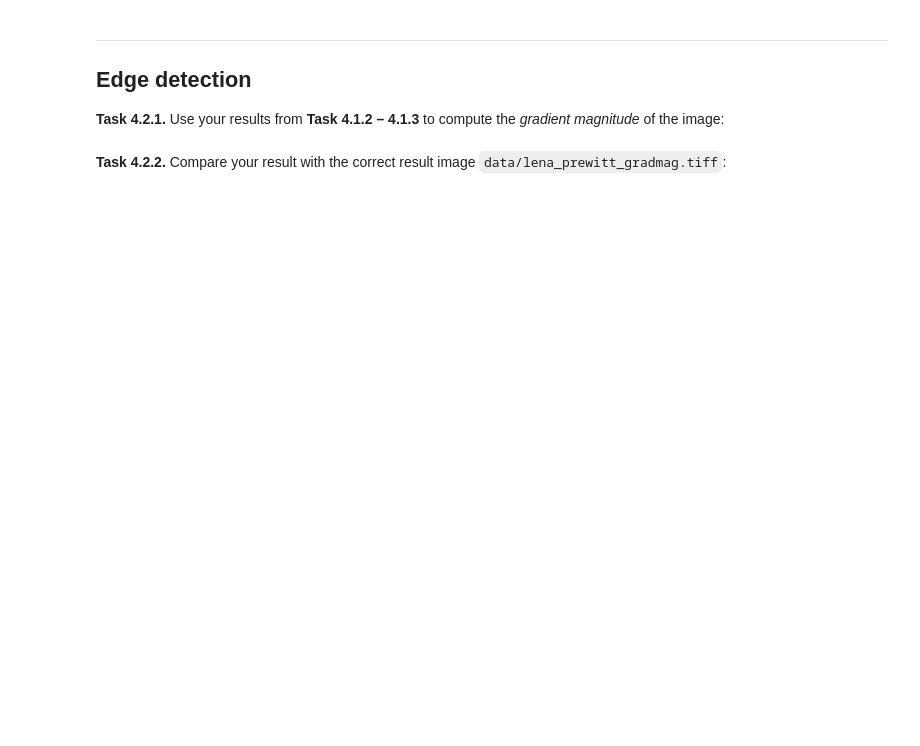
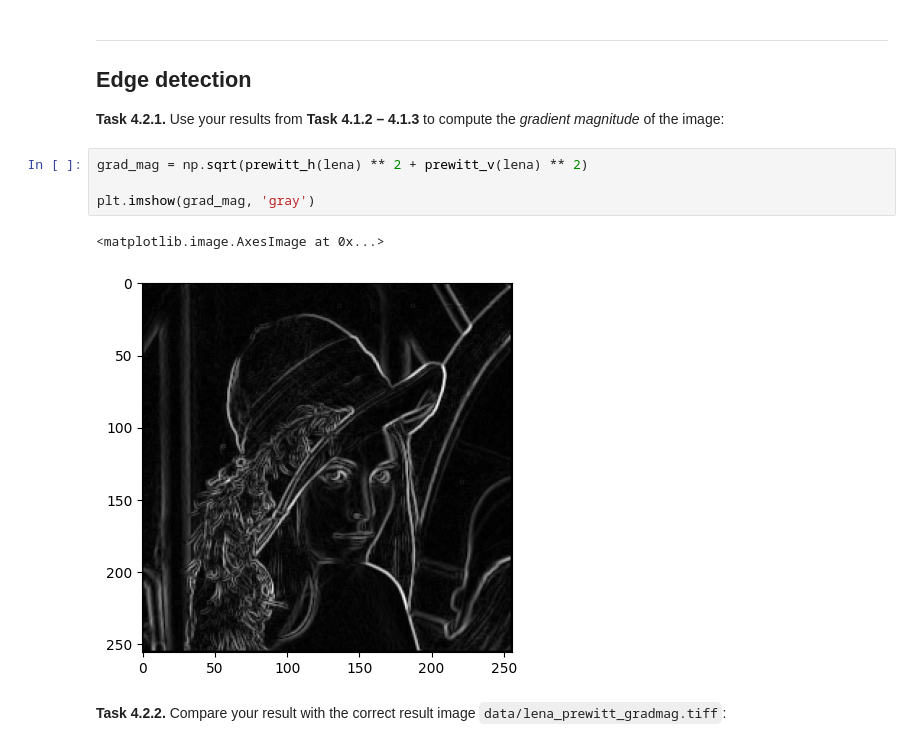
Before and after one commit to tfauer/mobi-fs3-python, a Jupyter notebook: task4.ipynb, the cells around one changed output. Drawn from its saved outputs; the diff is of its cells as text; blank space fills up the shorter version.

```diff
--- a/task4.ipynb
+++ b/task4.ipynb
@@ -81,5 +88,12 @@ assert numpy.allclose(prewitt_h(lena), lena_prewitt_h, atol = 1/255)
 ## Edge detection
 
 **<a id="#">Task 4.2.1.</a>** Use your results from **Task 4.1.2 – 4.1.3** to compute the *gradient magnitude* of the image:
+# %%
+grad_mag = np.sqrt(prewitt_h(lena) ** 2 + prewitt_v(lena) ** 2)
+
+plt.imshow(grad_mag, 'gray')
+# %% [output]
+<matplotlib.image.AxesImage at 0x...>
+[figure, added]
 # %% [markdown]
 **<a id="#">Task 4.2.2.</a>** Compare your result with the correct result image `data/lena_prewitt_gradmag.tiff`:
```
Also changed, not shown: parts of 7 cells of this notebook.
